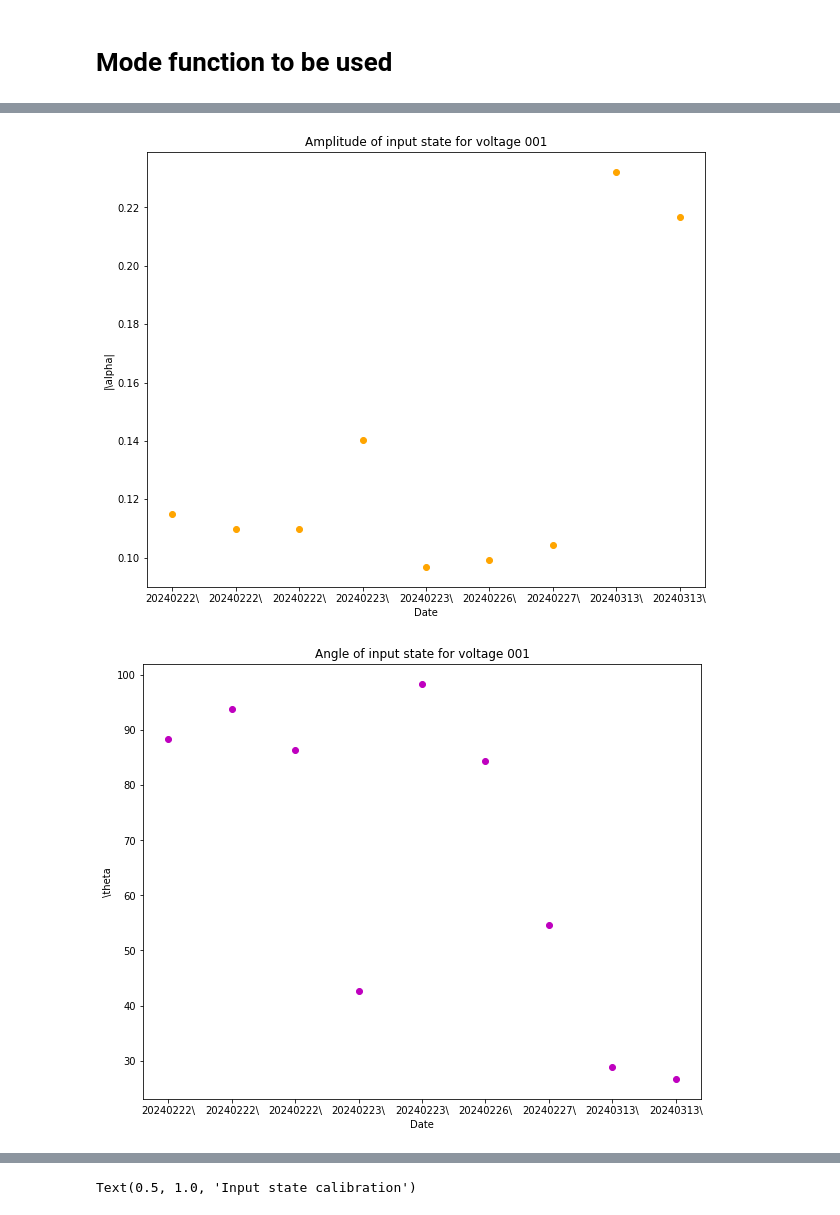
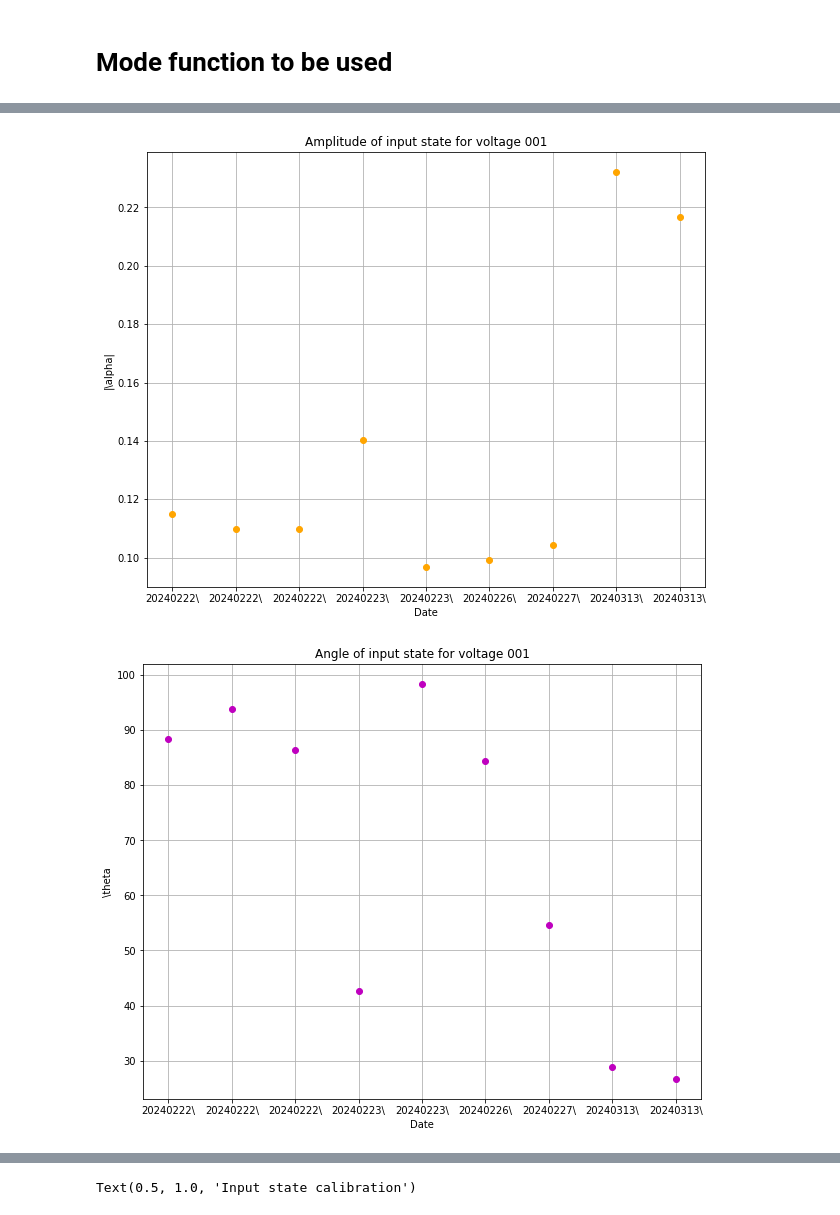
Before and after one commit to lucasnf95/scissor-teleportation, a Jupyter notebook: teleportation-analysis/inputstate-analysis.ipynb, the cells around one changed output, grey strips where cells are left out. Cells and saved outputs as stored; diff of their text form; code cells hidden in the pictures.

```diff
--- a/teleportation-analysis/inputstate-analysis.ipynb
+++ b/teleportation-analysis/inputstate-analysis.ipynb
@@ -211,21 +211,23 @@ for d, date in enumerate(dates):
 # %%
 size = (10, 8)
 for p, pv in enumerate(possible_voltages):
     x_ticks = day[p]
 
     plt.figure(figsize = size)
+    plt.grid()
     plt.plot(np.arange(amount[p]), files_alpha[p], 'o', color = 'orange')
     plt.xticks(np.arange(amount[p]), day[p])
     plt.xlabel('Date')
     plt.ylabel('|\\alpha|')
     plt.title('Amplitude of input state for voltage ' + pv)
 
     plt.figure(figsize = size)
+    plt.grid()
     plt.plot(np.arange(amount[p]), files_theta[p], 'o', color = 'm')
     plt.xticks(np.arange(amount[p]), day[p])
     plt.xlabel('Date')
     plt.ylabel('\\theta')
     plt.title('Angle of input state for voltage ' + pv)
 # %% [output]
-[figure, old version]
+[figure, new version]
-[figure, old version]
+[figure, new version]
```
Also changed, not shown: parts of 4 cells of this notebook, 2 other files.
